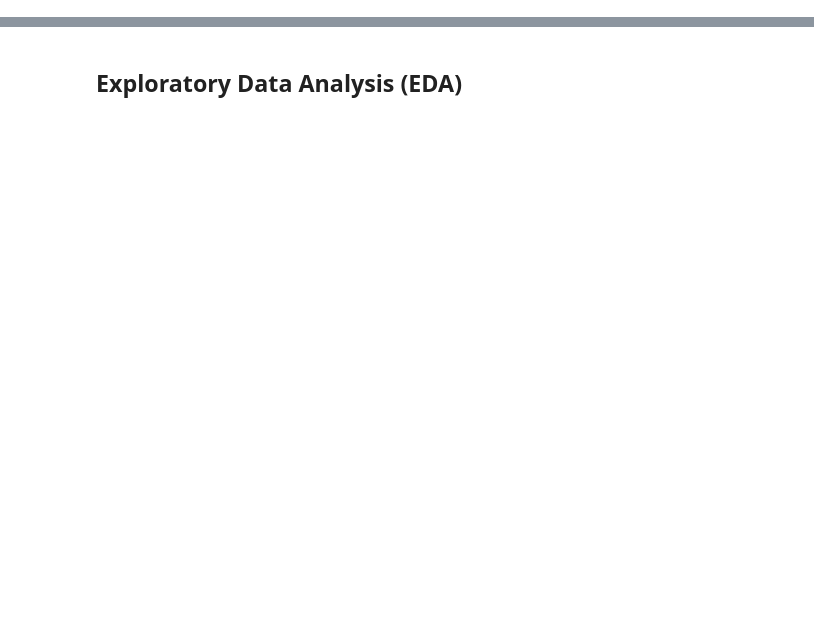
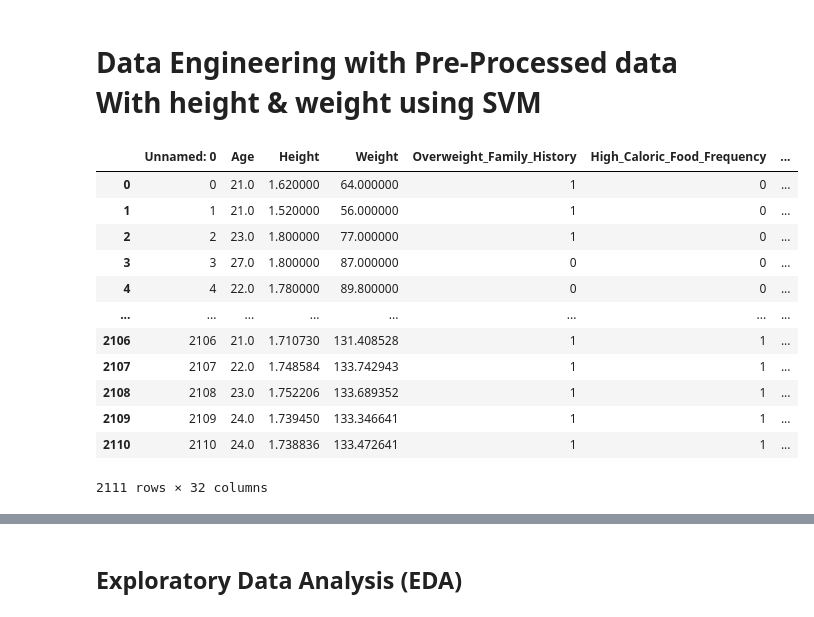
Before and after one commit to Sueraaa/proj-4-grp-1, a Jupyter notebook: Obesity_Data_Sunera.ipynb, the cells around one changed output, grey strips where cells are left out. Drawn from its saved outputs; the diff is of its cells as text; code cells hidden in the pictures; blank space fills up the shorter version.

```diff
--- a/Obesity_Data_Sunera.ipynb
+++ b/Obesity_Data_Sunera.ipynb
@@ -175,0 +286,22 @@ df_encoded.head()
+# %% [markdown]
+# Data Engineering with Pre-Processed data With height & weight using SVM
+# %%
+#Import Processed Obesity Data with weigh & height
+obesity_data_with_weights = Path("Data/processed_obesity_data_YES_WEIGHT.csv")
+obesity_data_with_weights = pd.read_csv(obesity_data_with_weights)
+pd.set_option('display.max_columns', None)
+obesity_data_with_weights
+# %% [output]
+|  | Unnamed: 0 | Age | Height | Weight | Overweight_Family_History | High_Caloric_Food_Frequency | ... |
+| 0 | 0 | 21.0 | 1.620000 | 64.000000 | 1 | 0 | ... |
+| 1 | 1 | 21.0 | 1.520000 | 56.000000 | 1 | 0 | ... |
+| 2 | 2 | 23.0 | 1.800000 | 77.000000 | 1 | 0 | ... |
+| 3 | 3 | 27.0 | 1.800000 | 87.000000 | 0 | 0 | ... |
+| 4 | 4 | 22.0 | 1.780000 | 89.800000 | 0 | 0 | ... |
+| ... | ... | ... | ... | ... | ... | ... | ... |
+| 2106 | 2106 | 21.0 | 1.710730 | 131.408528 | 1 | 1 | ... |
+| 2107 | 2107 | 22.0 | 1.748584 | 133.742943 | 1 | 1 | ... |
+| 2108 | 2108 | 23.0 | 1.752206 | 133.689352 | 1 | 1 | ... |
+| 2109 | 2109 | 24.0 | 1.739450 | 133.346641 | 1 | 1 | ... |
+| 2110 | 2110 | 24.0 | 1.738836 | 133.472641 | 1 | 1 | ... |
+2111 rows × 32 columns
```
Also changed, not shown: parts of 50 cells of this notebook, 2 other files.
